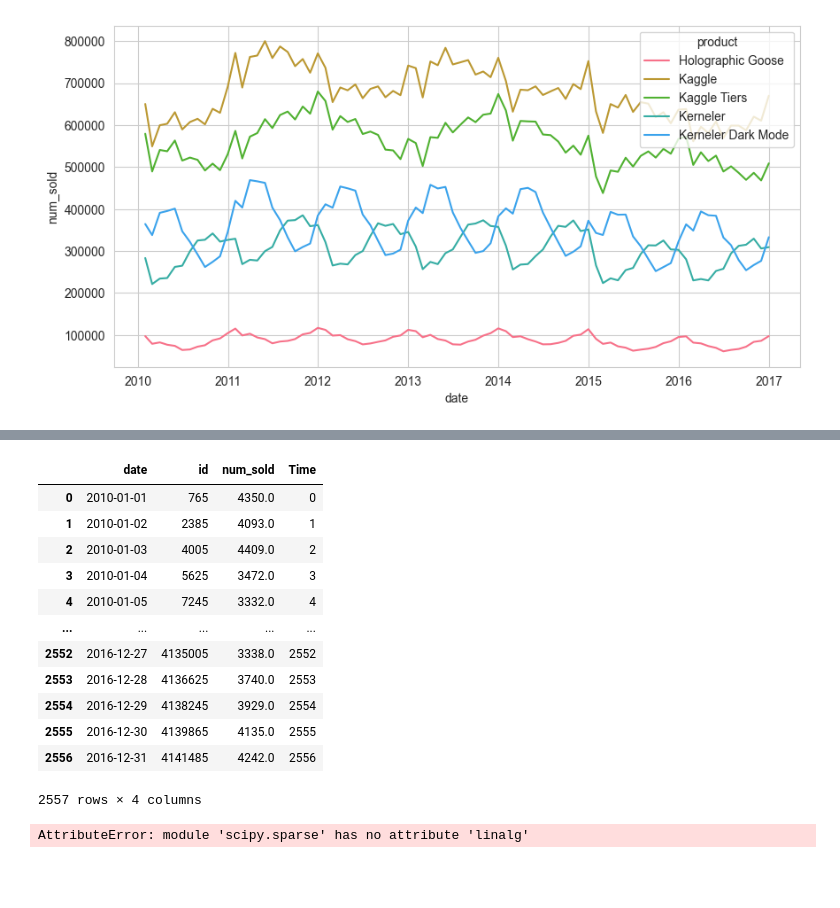
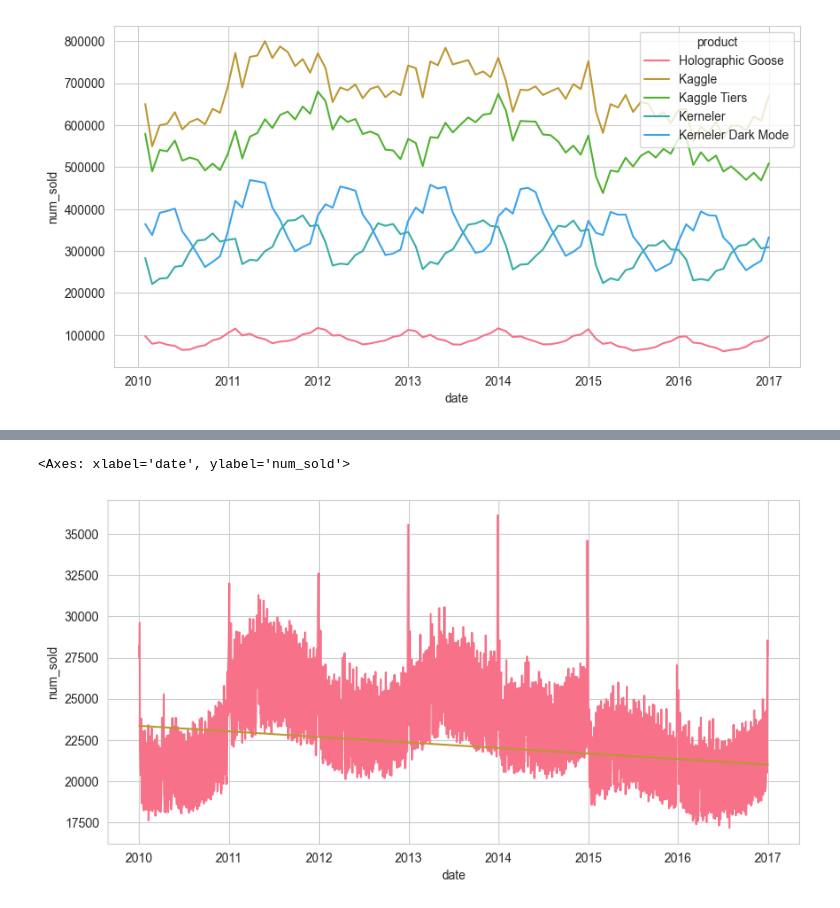
Before and after one commit to fstijnman/kaggle, a Jupyter notebook: playground_s05e01_forecasting_sticker_sales/notebooks/exploratory_analysis.ipynb, the cells around one changed output, grey strips where cells are left out. Cells and saved outputs as stored; diff of their text form; code cells hidden in the pictures; blank space fills up the shorter version.

```diff
--- a/playground_s05e01_forecasting_sticker_sales/notebooks/exploratory_analysis.ipynb
+++ b/playground_s05e01_forecasting_sticker_sales/notebooks/exploratory_analysis.ipynb
@@ -138,33 +157,0 @@ df_product['Time'] = np.arange(len(df_product.index))
-# %%
-df_product
-# %% [output]
-|  | date | id | num_sold | Time |
-| 0 | 2010-01-01 | 765 | 4350.0 | 0 |
-| 1 | 2010-01-02 | 2385 | 4093.0 | 1 |
-| 2 | 2010-01-03 | 4005 | 4409.0 | 2 |
-| 3 | 2010-01-04 | 5625 | 3472.0 | 3 |
-| 4 | 2010-01-05 | 7245 | 3332.0 | 4 |
-| ... | ... | ... | ... | ... |
-| 2552 | 2016-12-27 | 4135005 | 3338.0 | 2552 |
-| 2553 | 2016-12-28 | 4136625 | 3740.0 | 2553 |
-| 2554 | 2016-12-29 | 4138245 | 3929.0 | 2554 |
-| 2555 | 2016-12-30 | 4139865 | 4135.0 | 2555 |
-| 2556 | 2016-12-31 | 4141485 | 4242.0 | 2556 |
-2557 rows × 4 columns
-# %%
-from sklearn.linear_model import LinearRegression
-import scipy.sparse.linalg
-
-# Training data
-X = df_product.loc[:, ['Time']]  # features
-y = df_product.loc[:, 'num_sold']  # target
-
-# Train the model
-model = LinearRegression()
-model.fit(X, y)
-
-# Store the fitted values as a time series with the same time index as
-# the training data
-y_pred = pd.Series(model.predict(X), index=X.index)
-# %% [output]
-AttributeError: module 'scipy.sparse' has no attribute 'linalg'
@@ -171,2 +197,12 @@ AttributeError: module 'scipy.sparse' has no attribute 'linalg'
+# %%
+df = train_df[train_df['product'] == "Kaggle"].copy()
+df_product = df.groupby('date').sum('num_sold').reset_index()
+df_product['Time'] = np.arange(len(df_product.index))
+df_product
 # %%
-y_pred
+fig, ax = plt.subplots(figsize=(10, 5))
+sns.lineplot(x='date', y='num_sold', data=df_product)
+sns.lineplot(x='date', y='predicted', data=df_product)
+# %% [output]
+<Axes: xlabel='date', ylabel='num_sold'>
+[figure, added]
```
Also changed, not shown: parts of 6 cells of this notebook.
